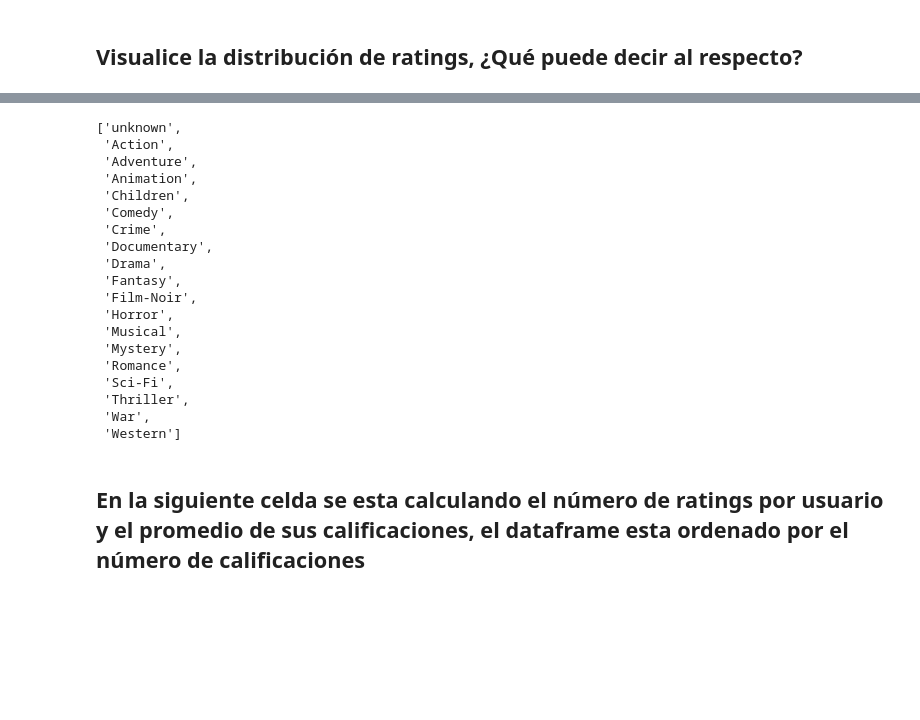
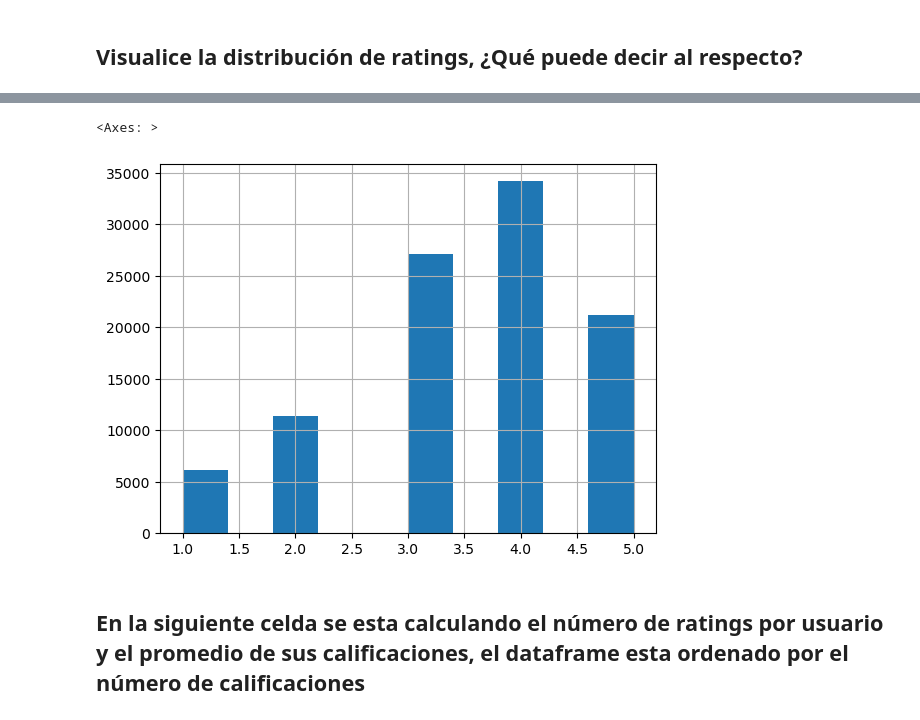
Before and after one commit to AlisonAristizabal/Laboratorio-1-Sistemas-de-Recomendacion, a Jupyter notebook: lab01/MINE4201_SR_Laboratorio_1.ipynb, the cells around one changed output, grey strips where cells are left out. Saved outputs shown, nothing was run; the diff lists cells and outputs as text; code cells hidden in the pictures; blank space fills up the shorter version.

```diff
--- a/lab01/MINE4201_SR_Laboratorio_1.ipynb
+++ b/lab01/MINE4201_SR_Laboratorio_1.ipynb
@@ -101,26 +92,8 @@ plt.show()
-# %%
-genre_col=list(items.columns[5:])
-genre_col
-# %% [output]
-['unknown',
- 'Action',
- 'Adventure',
- 'Animation',
- 'Children',
- 'Comedy',
- 'Crime',
- 'Documentary',
- 'Drama',
- 'Fantasy',
- 'Film-Noir',
- 'Horror',
- 'Musical',
- 'Mystery',
- 'Romance',
- 'Sci-Fi',
- 'Thriller',
- 'War',
- 'Western']
+# %%
+ratings.rating.hist()
+# %% [output]
+<Axes: >
+[figure, added]
 # %% [markdown]
 ## En la siguiente celda se esta calculando el número de ratings por usuario y  el promedio de sus calificaciones, el dataframe esta ordenado por el número de calificaciones
 # %%
```
Also changed, not shown: parts of 24 cells of this notebook.
